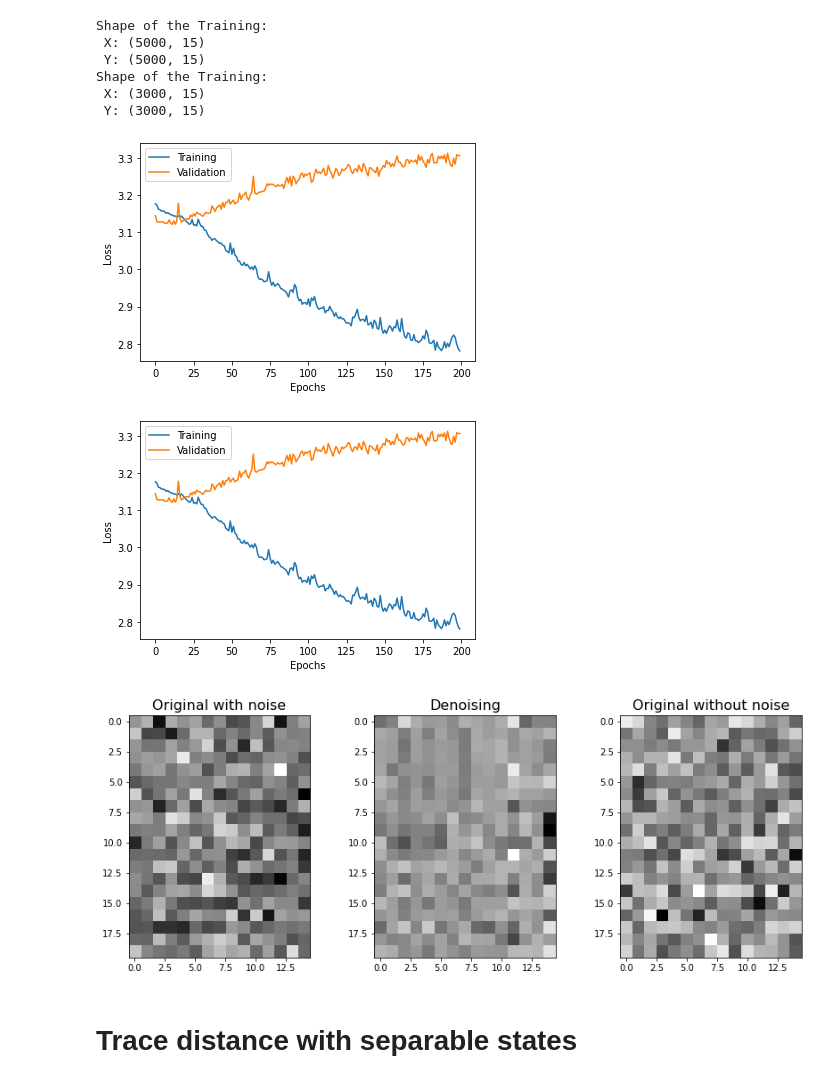
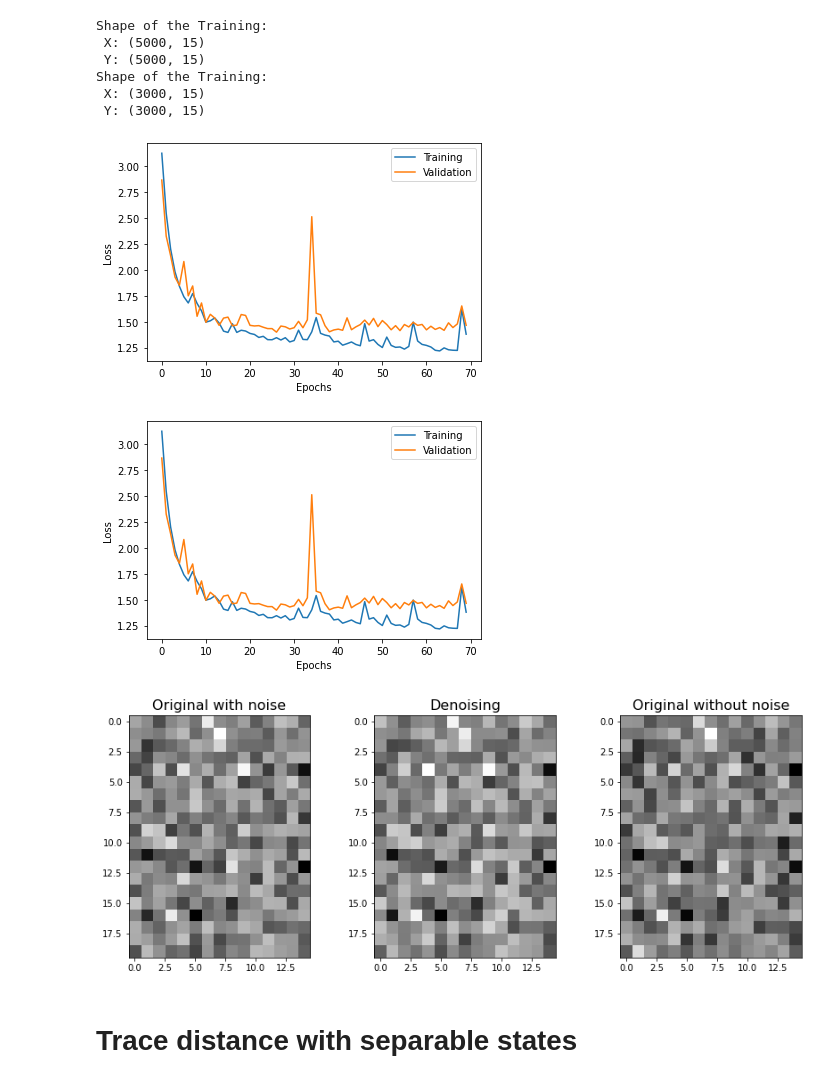
Before and after one commit to nahumsa/DM-Reconstruction, a Jupyter notebook: Reconstruct DM.ipynb, the cells around one changed output. Cells and saved outputs as stored; diff of their text form; code cells hidden in the pictures.

```diff
--- a/Reconstruct DM.ipynb
+++ b/Reconstruct DM.ipynb
@@ -95,7 +93,7 @@ from Utils.Plotter import PeriodicPlotter
 
 r_loss = 10.
 beta = 1e-2
-epochs = 100
+epochs = 50
 
 # Periodic Plotter for loss
 plotter = PeriodicPlotter(sec=5, xlabel='Epochs', ylabel='Loss')
@@ -141,7 +139,7 @@ plt.show()
 # %%
 from Utils.Dataset import create_x
 n_measurements = len(measurements_train[0])
-noise_factor = 1.
+noise_factor = 0.1
 
 #Transforming in an np.array
 X_train = np.array(create_x(measurements_train)) + noise_factor*np.random.randn(samples_train,n_measurements)
@@ -280,7 +278,7 @@ class Denoise(TraceVAE):
 
     return losses, val_losses
 # %%
-ZDIM = 2
+ZDIM = 20
 input_dim = X_train.shape[1]
 hidden_dims = [64,128,256]
 batchsize = 32
@@ -304,17 +302,17 @@ val_dataset = val_dataset.shuffle(buffer_size=1024).batch(batchsize)
 # %%
 from Utils.Plotter import PeriodicPlotter
 
 r_loss = 10.
 beta = 1e-2
-epochs = 200
+epochs = 70
 
 # Periodic Plotter for loss
 plotter = PeriodicPlotter(sec=5, xlabel='Epochs', ylabel='Loss')
 
 loss_epochs = denoise.training(dataset, epochs, r_loss, beta, Plotter=plotter, test=val_dataset)
 # %% [output]
-[figure, old version]
+[figure, new version]
-[figure, old version]
+[figure, new version]
 # %%
 fig = plt.figure(figsize=(14,5))
 gs = fig.add_gridspec(1, 3)
@@ -332,7 +330,7 @@ ax3.imshow((Y_test[0:20]), cmap="gray")
 ax3.set_title('Original without noise', size=16)
 plt.show()
 # %% [output]
-[figure, old version]
+[figure, new version]
 # %% [markdown]
 # Trace distance with separable states
 # %%
```
Also changed, not shown: parts of 4 cells of this notebook.
